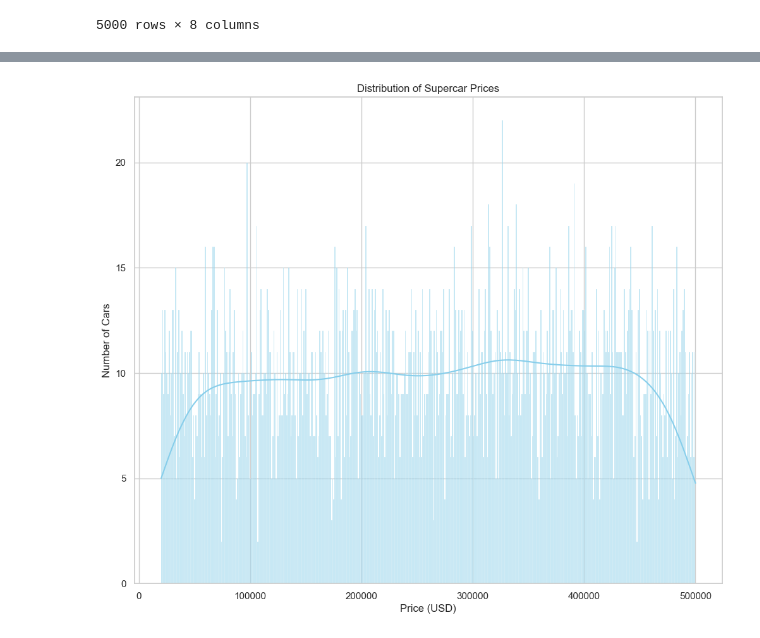
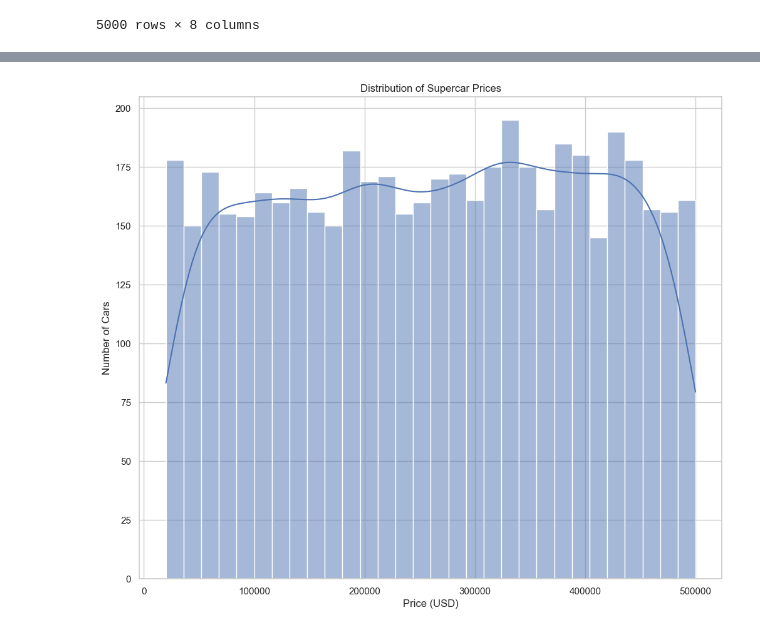
Before and after one commit to ShokrollahMichaelMeraj/Kaggle_dataset_Supercar_price_prediction, a Jupyter notebook: notebooks/01_exploration.ipynb, the cells around one changed output, grey strips where cells are left out. Drawn from its saved outputs; the diff is of its cells as text; code cells hidden in the pictures.

```diff
--- a/notebooks/01_exploration.ipynb
+++ b/notebooks/01_exploration.ipynb
@@ -198,8 +204,8 @@ plt.rcParams["figure.figsize"] = (12, 10)
 # %%
-sns.histplot(df["Price"], bins=500, kde=True, color="skyblue")
+sns.histplot(df["Price"], bins=30, kde=True)
 plt.title("Distribution of Supercar Prices")
 plt.xlabel("Price (USD)")
 plt.ylabel("Number of Cars")
 plt.show()
 # %% [output]
-[figure, old version]
+[figure, new version]
```
Also changed, not shown: parts of 24 cells of this notebook, 7 other files.
